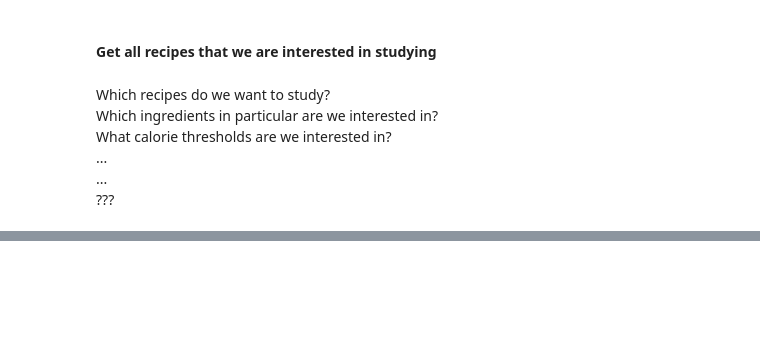
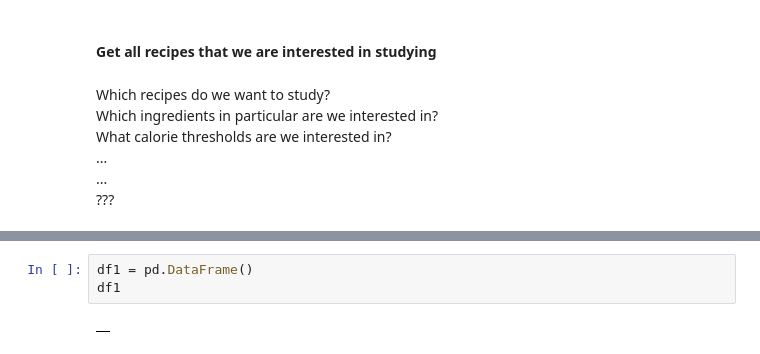
Before and after one commit to alexwcheng/recipe-webpage-ads, a Jupyter notebook: Jupyter_Notebooks/Spoonacular API Calls.ipynb, the cells around one changed output, grey strips where cells are left out. Drawn from its saved outputs; the diff is of its cells as text; blank space fills up the shorter version.

```diff
--- a/Jupyter_Notebooks/Spoonacular API Calls.ipynb
+++ b/Jupyter_Notebooks/Spoonacular API Calls.ipynb
@@ -376,0 +460,5 @@ def api_call():
+# %%
+df1 = pd.DataFrame()
+df1
+# %% [output]
+|  |
```
Also changed, not shown: parts of 25 cells of this notebook.
